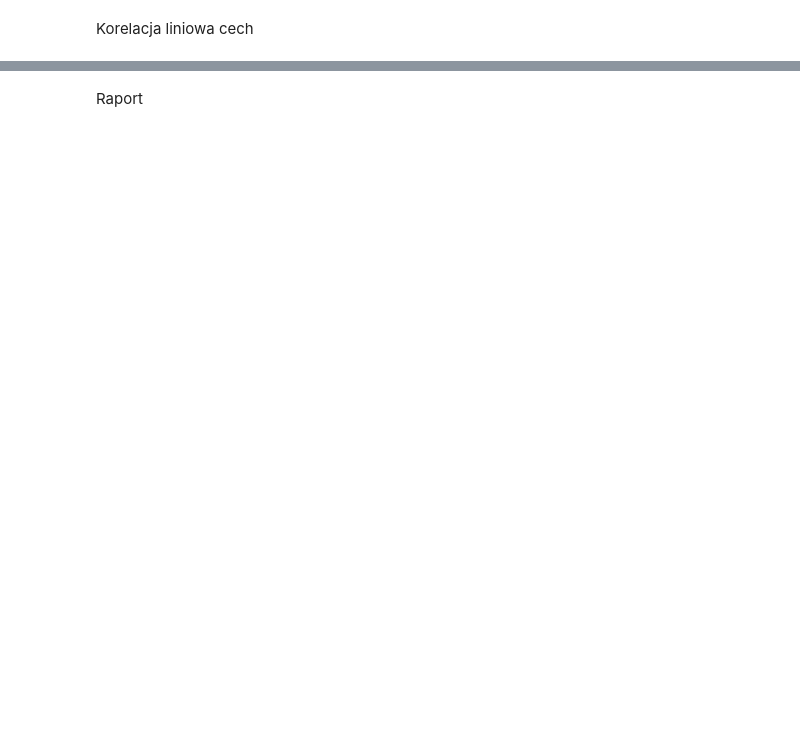
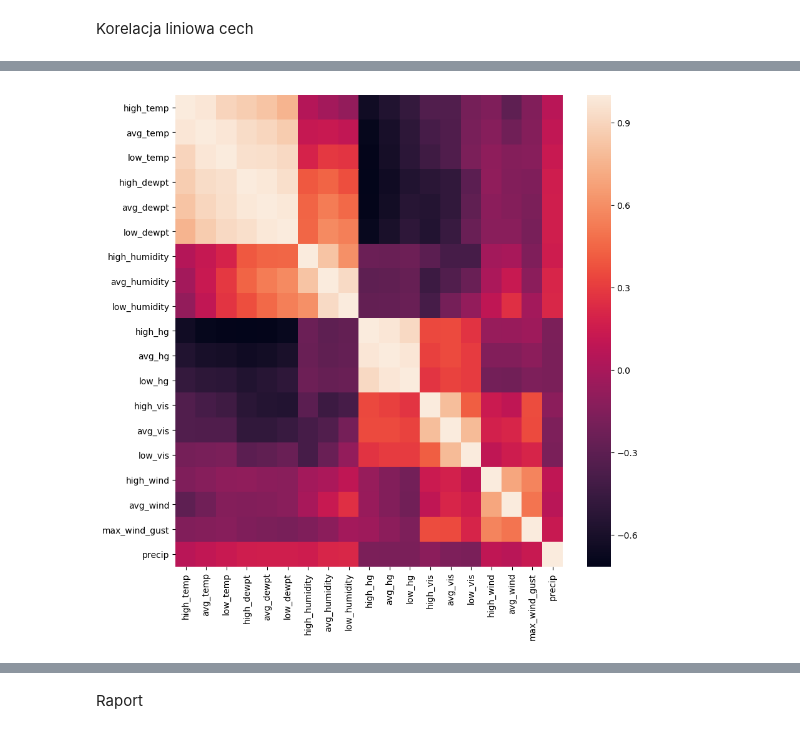
Before and after one commit to izakos/Projekt-eksploracyjna_analiza_danych, a Jupyter notebook: skrypty/Projekt2.ipynb, the cells around one changed output, grey strips where cells are left out. Saved outputs shown, nothing was run; the diff lists cells and outputs as text; code cells hidden in the pictures; blank space fills up the shorter version.

```diff
--- a/skrypty/Projekt2.ipynb
+++ b/skrypty/Projekt2.ipynb
@@ -365,3 +510,6 @@ sns.boxenplot(x="city", y="avg_temp",
+# %%
+sns.set(style="ticks")
+sns.pairplot(dane.iloc[:,5:26], hue="events")
 # %%
 #wykres temperatury w zależności od czegoś
 # %%
@@ -393,0 +524,6 @@ dane.iloc[:,5:25].corr()
+# %%
+import plotly.tools as tls
+plt.figure(figsize= (10,10), dpi=100)
+fig=sns.heatmap(dane.iloc[:,5:25].corr())
+# %% [output]
+[figure, added]
```
Also changed, not shown: parts of 37 cells of this notebook.
